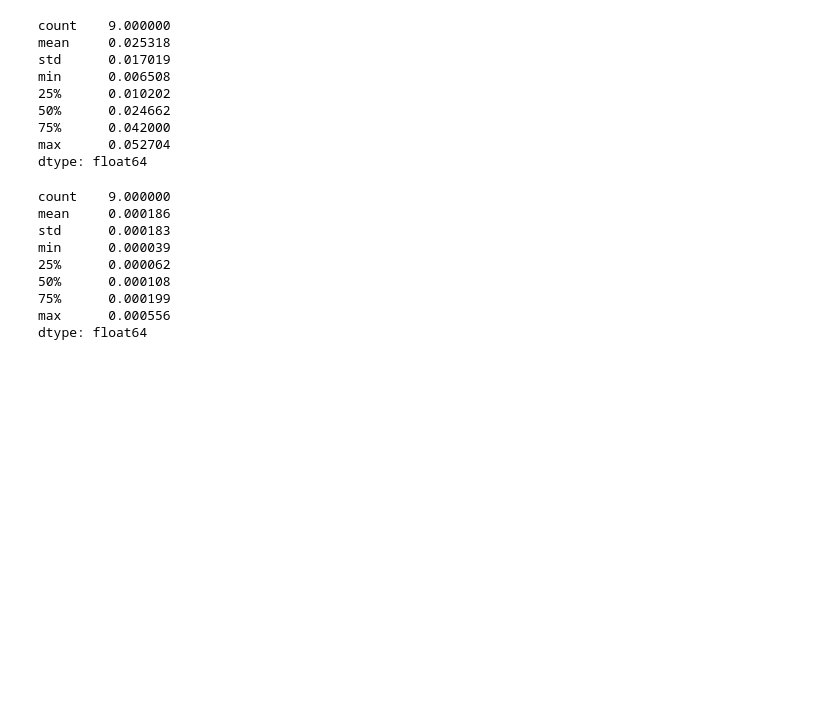
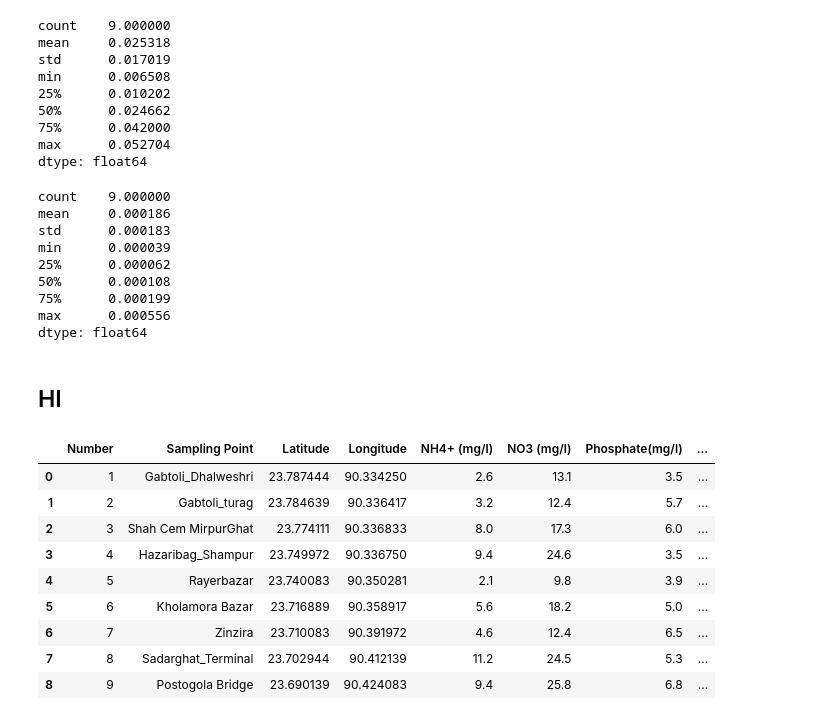
Before and after one commit to rakibhhridoy/OnGoingStudy, a Jupyter notebook: Buriganga/HRA.ipynb, the cells around one changed output. Cells and saved outputs as stored; diff of their text form; code cells hidden in the pictures; blank space fills up the shorter version.

Commit message:
data generated HI ++

```diff
--- a/Buriganga/HRA.ipynb
+++ b/Buriganga/HRA.ipynb
@@ -1843,3 +1843,20 @@ min      0.000039
 75%      0.000199
 max      0.000556
 dtype: float64
+# %% [markdown]
+## HI
+# %%
+coord = pd.read_csv("data/BurigangaMap.csv")
+# %%
+coord
+# %% [output]
+|  | Number | Sampling Point | Latitude | Longitude | NH4+ (mg/l) | NO3 (mg/l) | Phosphate(mg/l) | ... |
+| 0 | 1 | Gabtoli_Dhalweshri | 23.787444 | 90.334250 | 2.6 | 13.1 | 3.5 | ... |
+| 1 | 2 | Gabtoli_turag | 23.784639 | 90.336417 | 3.2 | 12.4 | 5.7 | ... |
+| 2 | 3 | Shah Cem MirpurGhat | 23.774111 | 90.336833 | 8.0 | 17.3 | 6.0 | ... |
+| 3 | 4 | Hazaribag_Shampur | 23.749972 | 90.336750 | 9.4 | 24.6 | 3.5 | ... |
+| 4 | 5 | Rayerbazar | 23.740083 | 90.350281 | 2.1 | 9.8 | 3.9 | ... |
+| 5 | 6 | Kholamora Bazar | 23.716889 | 90.358917 | 5.6 | 18.2 | 5.0 | ... |
+| 6 | 7 | Zinzira | 23.710083 | 90.391972 | 4.6 | 12.4 | 6.5 | ... |
+| 7 | 8 | Sadarghat_Terminal | 23.702944 | 90.412139 | 11.2 | 24.5 | 5.3 | ... |
+| 8 | 9 | Postogola Bridge | 23.690139 | 90.424083 | 9.4 | 25.8 | 6.8 | ... |
```
Also changed, not shown: parts of 9 cells of this notebook, 2 other files.
